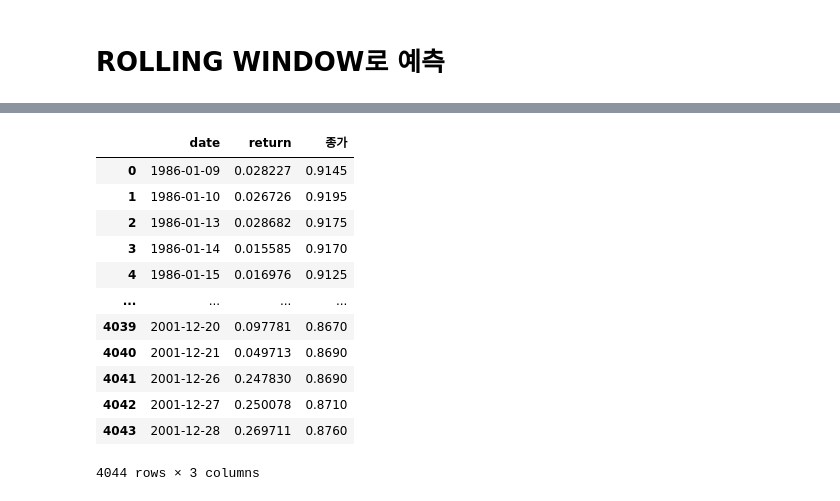
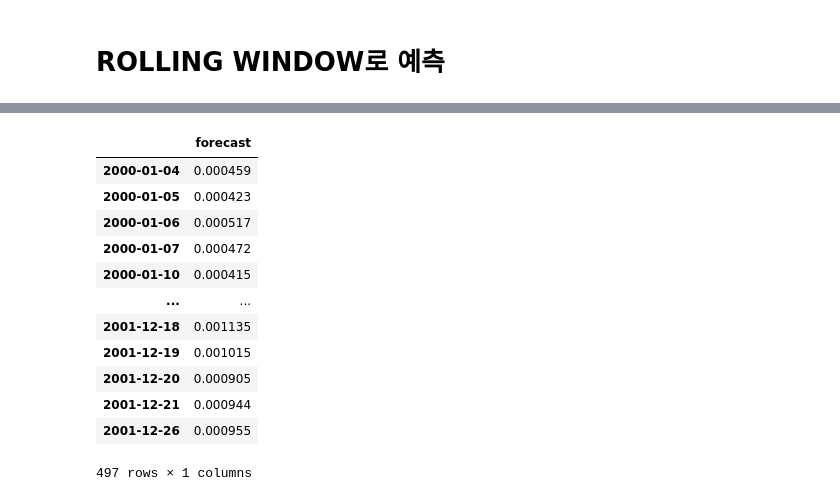
Before and after one commit to kimjuhwan1234/Volatility_Forecasting, a Jupyter notebook: utils/garch/garch.ipynb, the cells around one changed output, grey strips where cells are left out. Saved outputs shown, nothing was run; the diff lists cells and outputs as text; code cells hidden in the pictures.

```diff
--- a/utils/garch/garch.ipynb
+++ b/utils/garch/garch.ipynb
@@ -87,16 +70,16 @@ SP_spot[3474:]
-# %%
-SP_spot
-# %% [output]
-|  | date | return | 종가 |
-| 0 | 1986-01-09 | 0.028227 | 0.9145 |
-| 1 | 1986-01-10 | 0.026726 | 0.9195 |
-| 2 | 1986-01-13 | 0.028682 | 0.9175 |
-| 3 | 1986-01-14 | 0.015585 | 0.9170 |
-| 4 | 1986-01-15 | 0.016976 | 0.9125 |
-| ... | ... | ... | ... |
-| 4039 | 2001-12-20 | 0.097781 | 0.8670 |
-| 4040 | 2001-12-21 | 0.049713 | 0.8690 |
-| 4041 | 2001-12-26 | 0.247830 | 0.8690 |
-| 4042 | 2001-12-27 | 0.250078 | 0.8710 |
-| 4043 | 2001-12-28 | 0.269711 | 0.8760 |
-4044 rows × 3 columns
+# %%
+tmp
+# %% [output]
+|  | forecast |
+| 2000-01-04 | 0.000459 |
+| 2000-01-05 | 0.000423 |
+| 2000-01-06 | 0.000517 |
+| 2000-01-07 | 0.000472 |
+| 2000-01-10 | 0.000415 |
+| ... | ... |
+| 2001-12-18 | 0.001135 |
+| 2001-12-19 | 0.001015 |
+| 2001-12-20 | 0.000905 |
+| 2001-12-21 | 0.000944 |
+| 2001-12-26 | 0.000955 |
+497 rows × 1 columns
```
Also changed, not shown: parts of 7 cells of this notebook, 1 other file.
